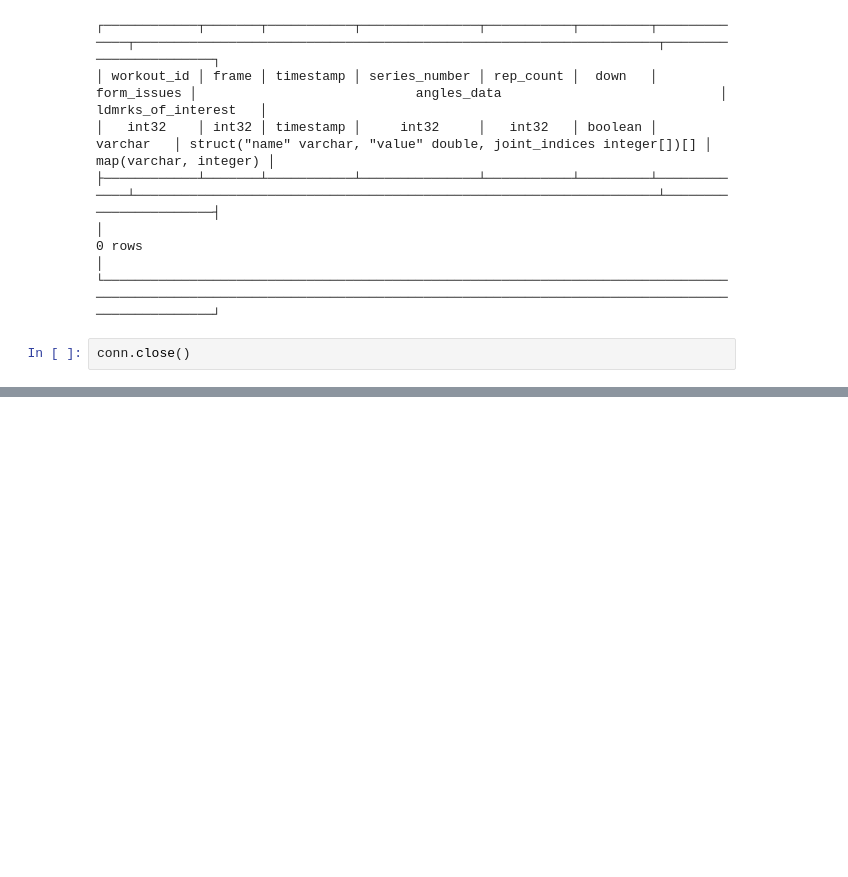
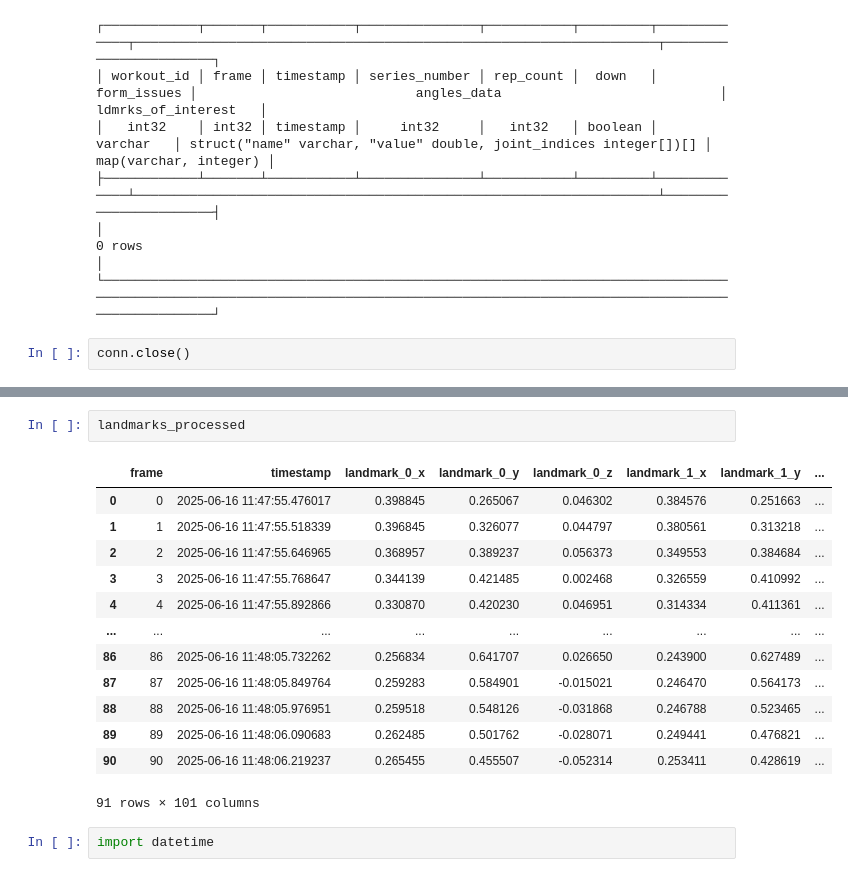
Before and after one commit to thibtd/GymBuddy, a Jupyter notebook: notebook/db_check.ipynb, the cells around one changed output, grey strips where cells are left out. Cells and saved outputs as stored; diff of their text form; blank space fills up the shorter version.

```diff
--- a/notebook/db_check.ipynb
+++ b/notebook/db_check.ipynb
@@ -110,0 +216,18 @@ conn.close()
+# %%
+landmarks_processed
+# %% [output]
+|  | frame | timestamp | landmark_0_x | landmark_0_y | landmark_0_z | landmark_1_x | landmark_1_y | ... |
+| 0 | 0 | 2025-06-16 11:47:55.476017 | 0.398845 | 0.265067 | 0.046302 | 0.384576 | 0.251663 | ... |
+| 1 | 1 | 2025-06-16 11:47:55.518339 | 0.396845 | 0.326077 | 0.044797 | 0.380561 | 0.313218 | ... |
+| 2 | 2 | 2025-06-16 11:47:55.646965 | 0.368957 | 0.389237 | 0.056373 | 0.349553 | 0.384684 | ... |
+| 3 | 3 | 2025-06-16 11:47:55.768647 | 0.344139 | 0.421485 | 0.002468 | 0.326559 | 0.410992 | ... |
+| 4 | 4 | 2025-06-16 11:47:55.892866 | 0.330870 | 0.420230 | 0.046951 | 0.314334 | 0.411361 | ... |
+| ... | ... | ... | ... | ... | ... | ... | ... | ... |
+| 86 | 86 | 2025-06-16 11:48:05.732262 | 0.256834 | 0.641707 | 0.026650 | 0.243900 | 0.627489 | ... |
+| 87 | 87 | 2025-06-16 11:48:05.849764 | 0.259283 | 0.584901 | -0.015021 | 0.246470 | 0.564173 | ... |
+| 88 | 88 | 2025-06-16 11:48:05.976951 | 0.259518 | 0.548126 | -0.031868 | 0.246788 | 0.523465 | ... |
+| 89 | 89 | 2025-06-16 11:48:06.090683 | 0.262485 | 0.501762 | -0.028071 | 0.249441 | 0.476821 | ... |
+| 90 | 90 | 2025-06-16 11:48:06.219237 | 0.265455 | 0.455507 | -0.052314 | 0.253411 | 0.428619 | ... |
+91 rows × 101 columns
+# %%
+import datetime
```
Also changed, not shown: parts of 19 cells of this notebook, 6 other files.
